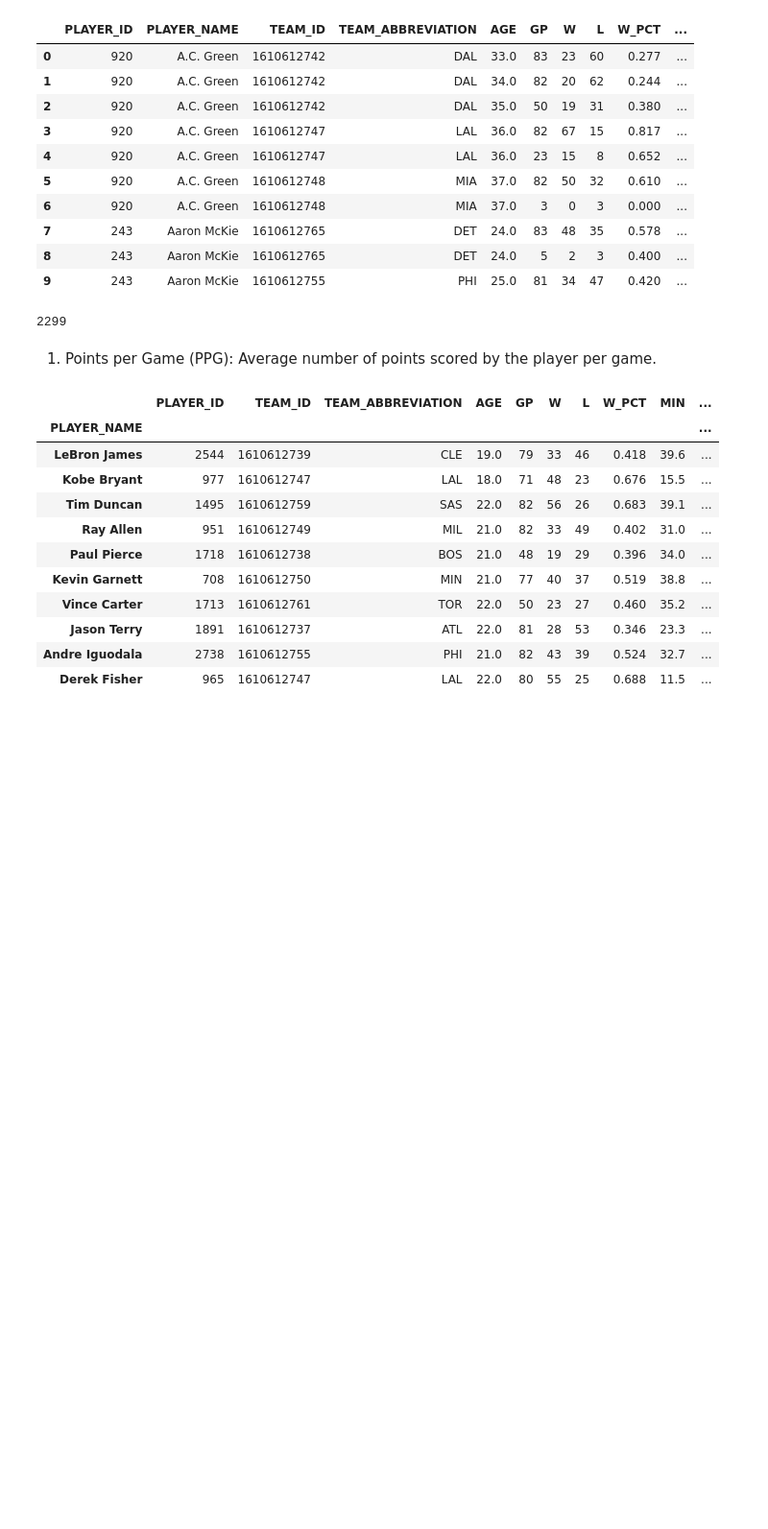
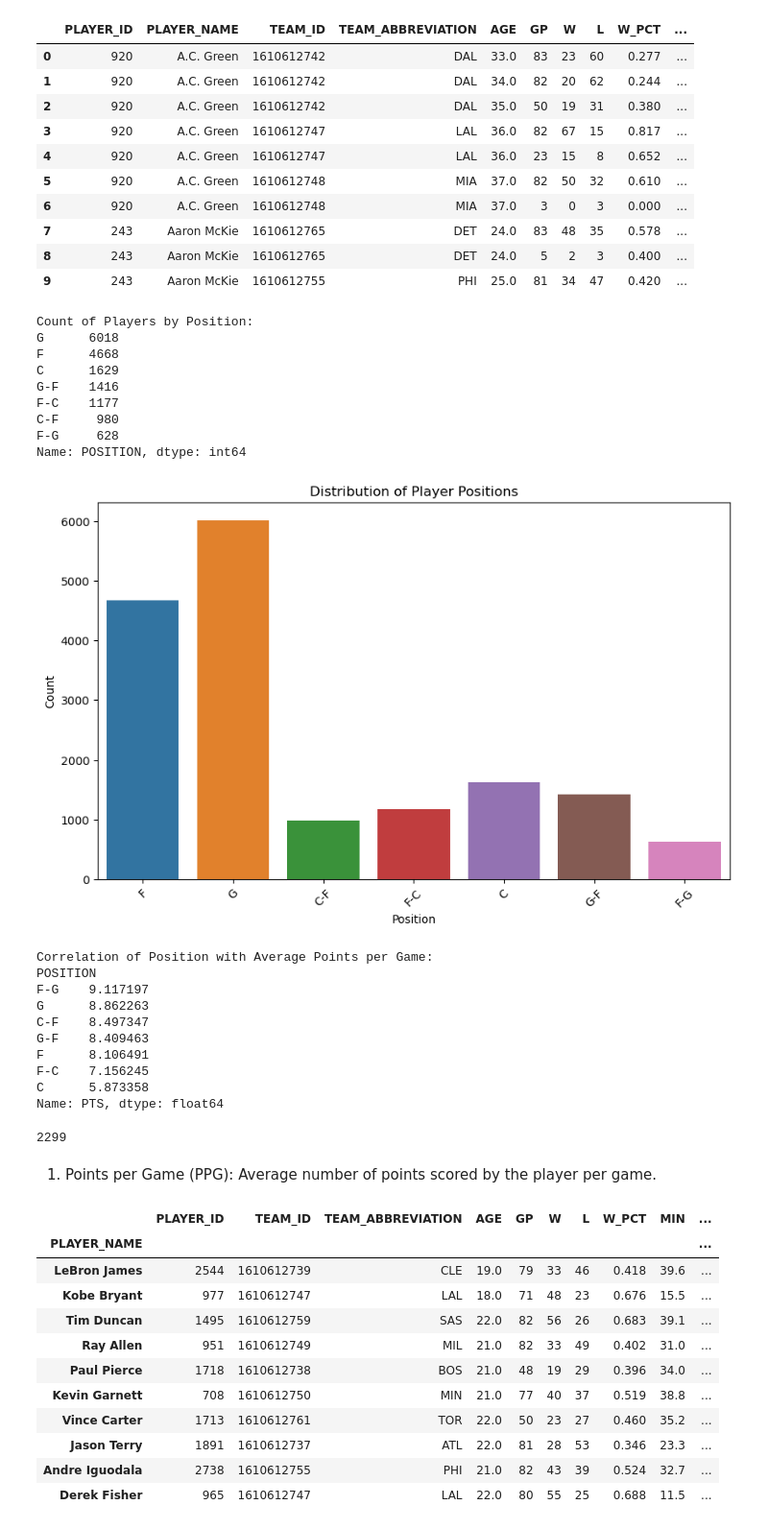
Before and after one commit to NEAT-Scouting-Data-Analytics/NEAT-Scouting-Data-Analytics, a Jupyter notebook: usa_df.ipynb, the cells around one changed output. Shown at 96% size. Saved outputs shown, nothing was run; the diff lists cells and outputs as text; code cells hidden in the pictures; blank space fills up the shorter version.

```diff
--- a/usa_df.ipynb
+++ b/usa_df.ipynb
@@ -108,6 +122,52 @@ usa_others_df.head(10)
 | 7 | 243 | Aaron McKie | 1610612765 | DET | 24.0 | 83 | 48 | 35 | 0.578 | ... |
 | 8 | 243 | Aaron McKie | 1610612765 | DET | 24.0 | 5 | 2 | 3 | 0.400 | ... |
 | 9 | 243 | Aaron McKie | 1610612755 | PHI | 25.0 | 81 | 34 | 47 | 0.420 | ... |
+# %%
+import matplotlib.pyplot as plt
+import seaborn as sns
+# Count of Players by Position
+position_counts = usa_others_df['POSITION'].value_counts()
+print("Count of Players by Position:")
+print(position_counts)
+
+# Visualization of Position Distribution
+plt.figure(figsize=(10, 6))
+sns.countplot(data=usa_others_df, x='POSITION')
+plt.title('Distribution of Player Positions')
+plt.xlabel('Position')
+plt.ylabel('Count')
+plt.xticks(rotation=45)
+plt.show()
+
+# # Summary Statistics
+# print("\nSummary Statistics for Position:")
+# print(position_counts.describe())
+
+# Correlation with other variables (example: PTS)
+position_pts_corr = usa_others_df.groupby('POSITION')['PTS'].mean().sort_values(ascending=False)
+print("\nCorrelation of Position with Average Points per Game:")
+print(position_pts_corr)
+# %% [output]
+Count of Players by Position:
+G      6018
+F      4668
+C      1629
+G-F    1416
+F-C    1177
+C-F     980
+F-G     628
+Name: POSITION, dtype: int64
+[figure, added]
+Correlation of Position with Average Points per Game:
+POSITION
+F-G    9.117197
+G      8.862263
+C-F    8.497347
+G-F    8.409463
+F      8.106491
+F-C    7.156245
+C      5.873358
+Name: PTS, dtype: float64
 # %%
 # Count the unique occurrences of player names
 unique_player_count = usa_others_df['PLAYER_NAME'].nunique()
```
Also changed, not shown: parts of 1 cell of this notebook.
